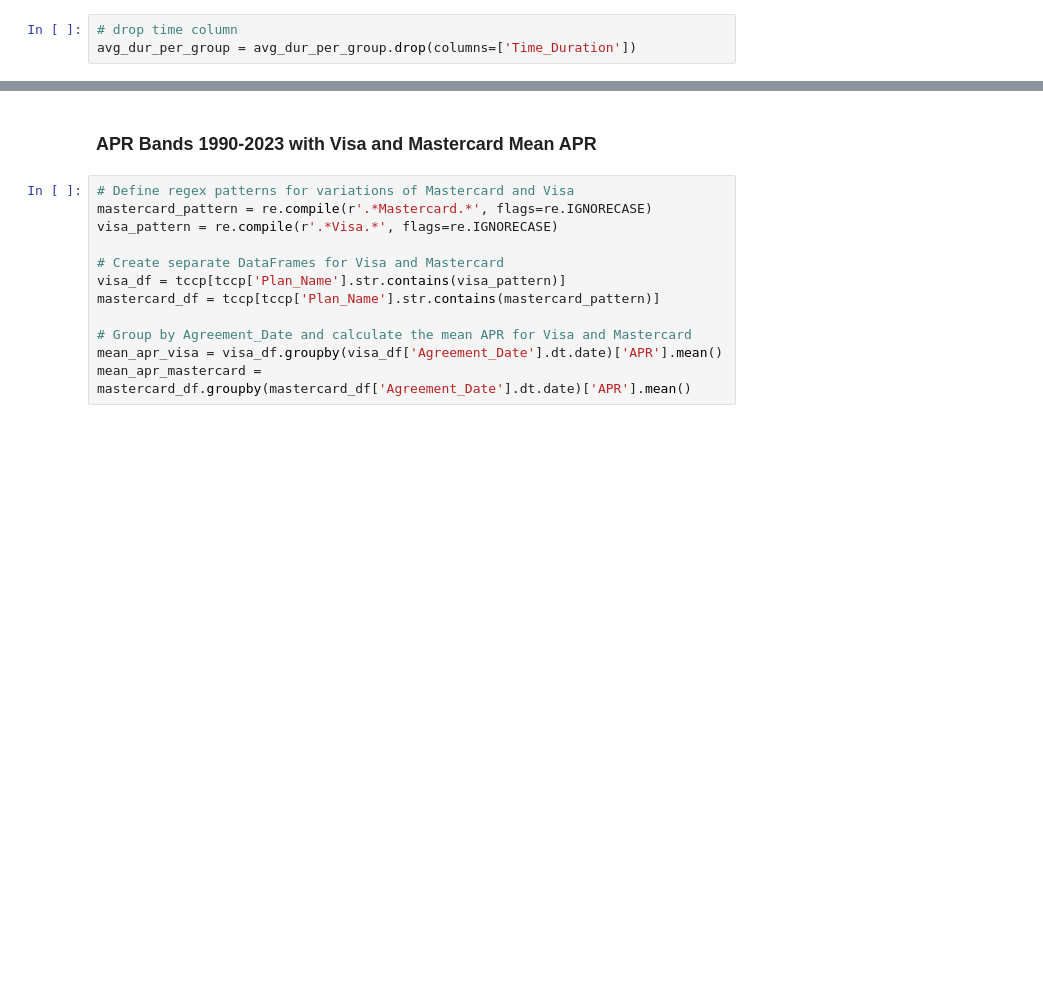
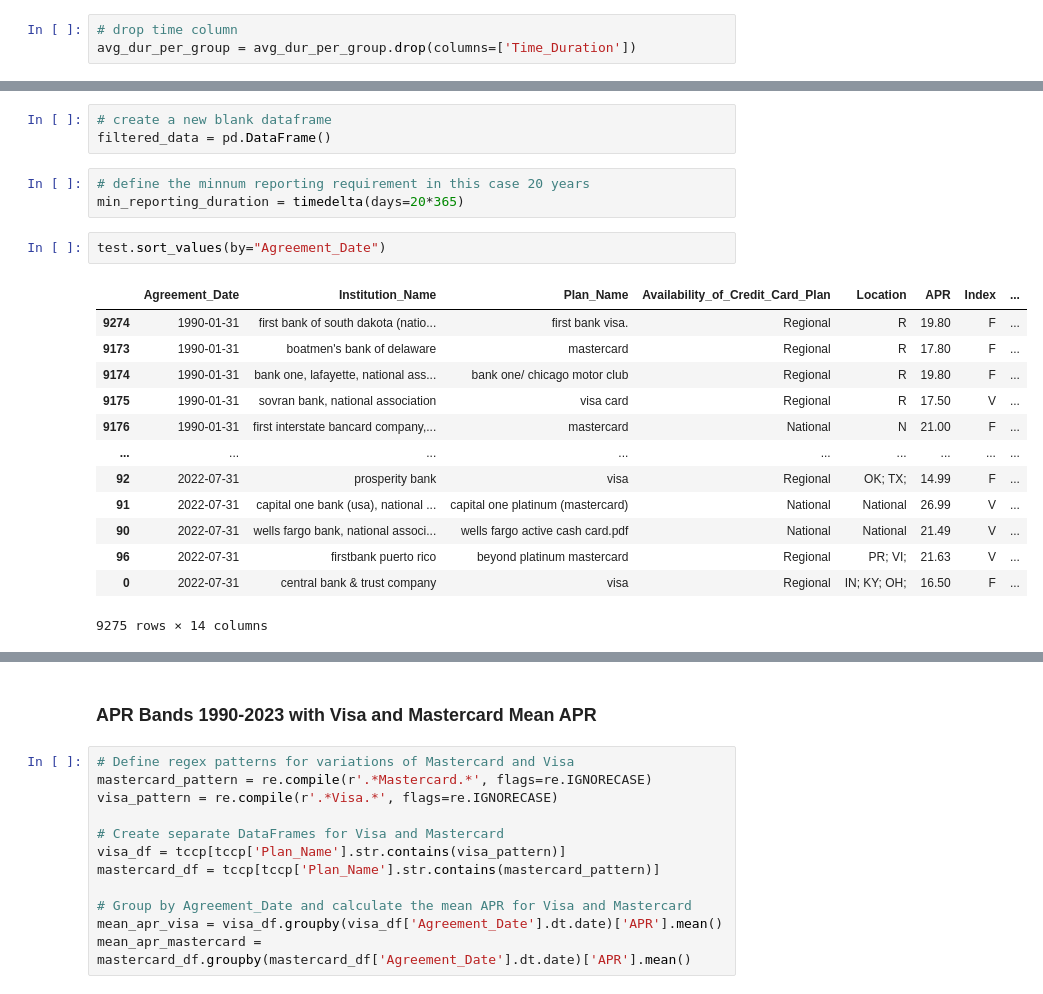
Before and after one commit to DanielGroneberg/TOP_project, a Jupyter notebook: code/CFPB_Data.ipynb, the cells around one changed output, grey strips where cells are left out. Drawn from its saved outputs; the diff is of its cells as text; blank space fills up the shorter version.

```diff
--- a/code/CFPB_Data.ipynb
+++ b/code/CFPB_Data.ipynb
@@ -916,0 +990,22 @@ Luckily about 95 records that have 32 years of records
+# %%
+# create a new blank dataframe
+filtered_data = pd.DataFrame()
+# %%
+# define the minnum reporting requirement in this case 20 years
+min_reporting_duration = timedelta(days=20*365)
+# %%
+test.sort_values(by="Agreement_Date")
+# %% [output]
+|  | Agreement_Date | Institution_Name | Plan_Name | Availability_of_Credit_Card_Plan | Location | APR | Index | ... |
+| 9274 | 1990-01-31 | first bank of south dakota (natio... | first bank visa. | Regional | R | 19.80 | F | ... |
+| 9173 | 1990-01-31 | boatmen's bank of delaware | mastercard | Regional | R | 17.80 | F | ... |
+| 9174 | 1990-01-31 | bank one, lafayette, national ass... | bank one/ chicago motor club | Regional | R | 19.80 | F | ... |
+| 9175 | 1990-01-31 | sovran bank, national association | visa card | Regional | R | 17.50 | V | ... |
+| 9176 | 1990-01-31 | first interstate bancard company,... | mastercard | National | N | 21.00 | F | ... |
+| ... | ... | ... | ... | ... | ... | ... | ... | ... |
+| 92 | 2022-07-31 | prosperity bank | visa | Regional | OK; TX; | 14.99 | F | ... |
+| 91 | 2022-07-31 | capital one bank (usa), national ... | capital one platinum (mastercard) | National | National | 26.99 | V | ... |
+| 90 | 2022-07-31 | wells fargo bank, national associ... | wells fargo active cash card.pdf | National | National | 21.49 | V | ... |
+| 96 | 2022-07-31 | firstbank puerto rico | beyond platinum mastercard | Regional | PR; VI; | 21.63 | V | ... |
+| 0 | 2022-07-31 | central bank & trust company | visa | Regional | IN; KY; OH; | 16.50 | F | ... |
+9275 rows × 14 columns
```
Also changed, not shown: parts of 24 cells of this notebook.
